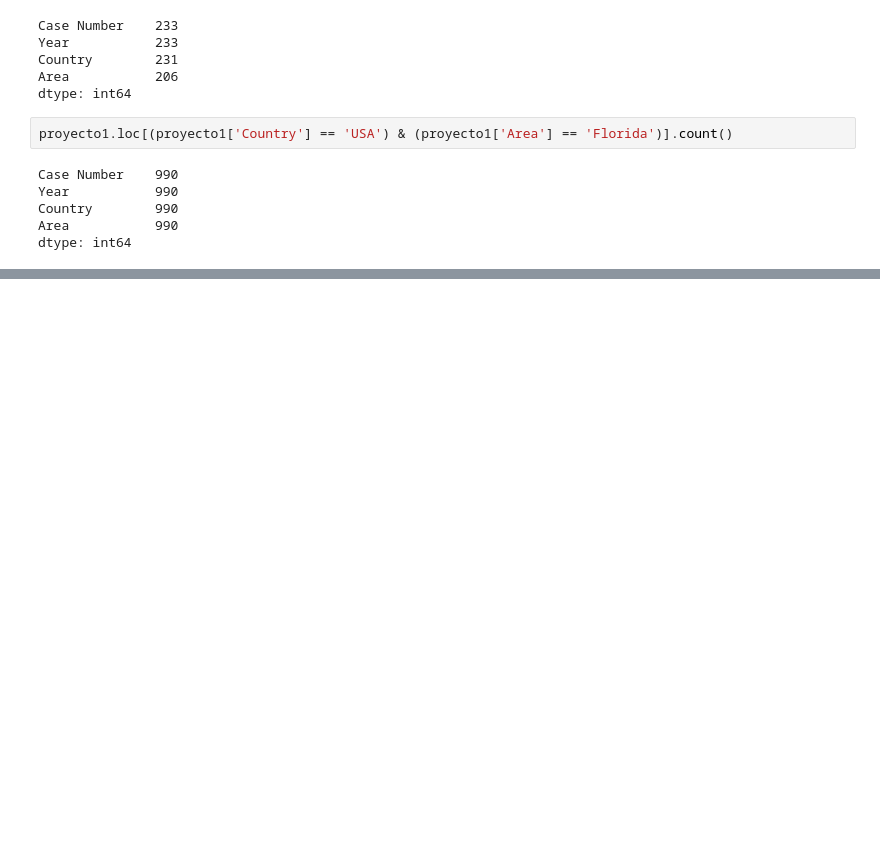
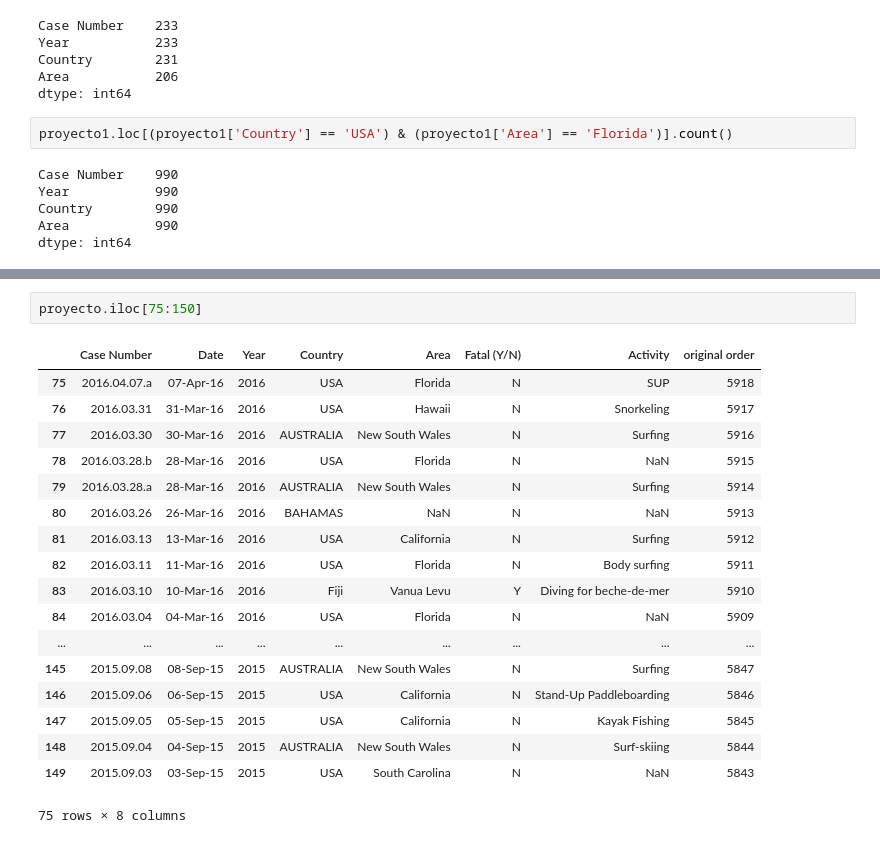
Before and after one commit to ironhack-datalabs/datamad0419, a Jupyter notebook: module-1/pandas-project/your-code/pandas-project.ipynb, the cells around one changed output, grey strips where cells are left out. Saved outputs shown, nothing was run; the diff lists cells and outputs as text; blank space fills up the shorter version.

```diff
--- a/module-1/pandas-project/your-code/pandas-project.ipynb
+++ b/module-1/pandas-project/your-code/pandas-project.ipynb
@@ -274,0 +267,21 @@ dtype: int64
+# %%
+proyecto.iloc[75:150]
+# %% [output]
+|  | Case Number | Date | Year | Country | Area | Fatal (Y/N) | Activity | original order |
+| 75 | 2016.04.07.a | 07-Apr-16 | 2016 | USA | Florida | N | SUP | 5918 |
+| 76 | 2016.03.31 | 31-Mar-16 | 2016 | USA | Hawaii | N | Snorkeling | 5917 |
+| 77 | 2016.03.30 | 30-Mar-16 | 2016 | AUSTRALIA | New South Wales | N | Surfing | 5916 |
+| 78 | 2016.03.28.b | 28-Mar-16 | 2016 | USA | Florida | N | NaN | 5915 |
+| 79 | 2016.03.28.a | 28-Mar-16 | 2016 | AUSTRALIA | New South Wales | N | Surfing | 5914 |
+| 80 | 2016.03.26 | 26-Mar-16 | 2016 | BAHAMAS | NaN | N | NaN | 5913 |
+| 81 | 2016.03.13 | 13-Mar-16 | 2016 | USA | California | N | Surfing | 5912 |
+| 82 | 2016.03.11 | 11-Mar-16 | 2016 | USA | Florida | N | Body surfing | 5911 |
+| 83 | 2016.03.10 | 10-Mar-16 | 2016 | Fiji | Vanua Levu | Y | Diving for beche-de-mer | 5910 |
+| 84 | 2016.03.04 | 04-Mar-16 | 2016 | USA | Florida | N | NaN | 5909 |
+| ... | ... | ... | ... | ... | ... | ... | ... | ... |
+| 145 | 2015.09.08 | 08-Sep-15 | 2015 | AUSTRALIA | New South Wales | N | Surfing | 5847 |
+| 146 | 2015.09.06 | 06-Sep-15 | 2015 | USA | California | N | Stand-Up Paddleboarding | 5846 |
+| 147 | 2015.09.05 | 05-Sep-15 | 2015 | USA | California | N | Kayak Fishing | 5845 |
+| 148 | 2015.09.04 | 04-Sep-15 | 2015 | AUSTRALIA | New South Wales | N | Surf-skiing | 5844 |
+| 149 | 2015.09.03 | 03-Sep-15 | 2015 | USA | South Carolina | N | NaN | 5843 |
+75 rows × 8 columns
```
Also changed, not shown: parts of 8 cells of this notebook.
